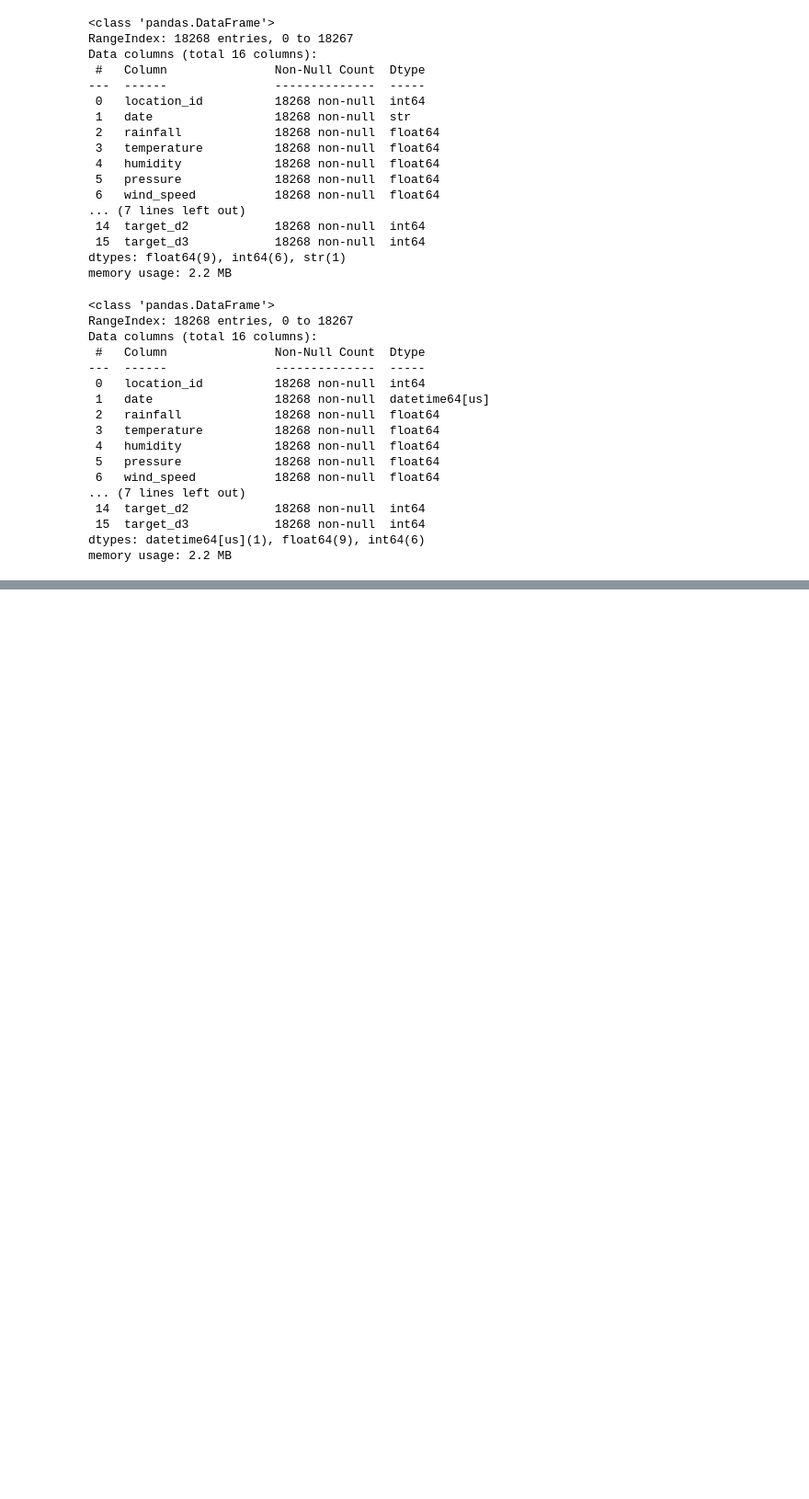
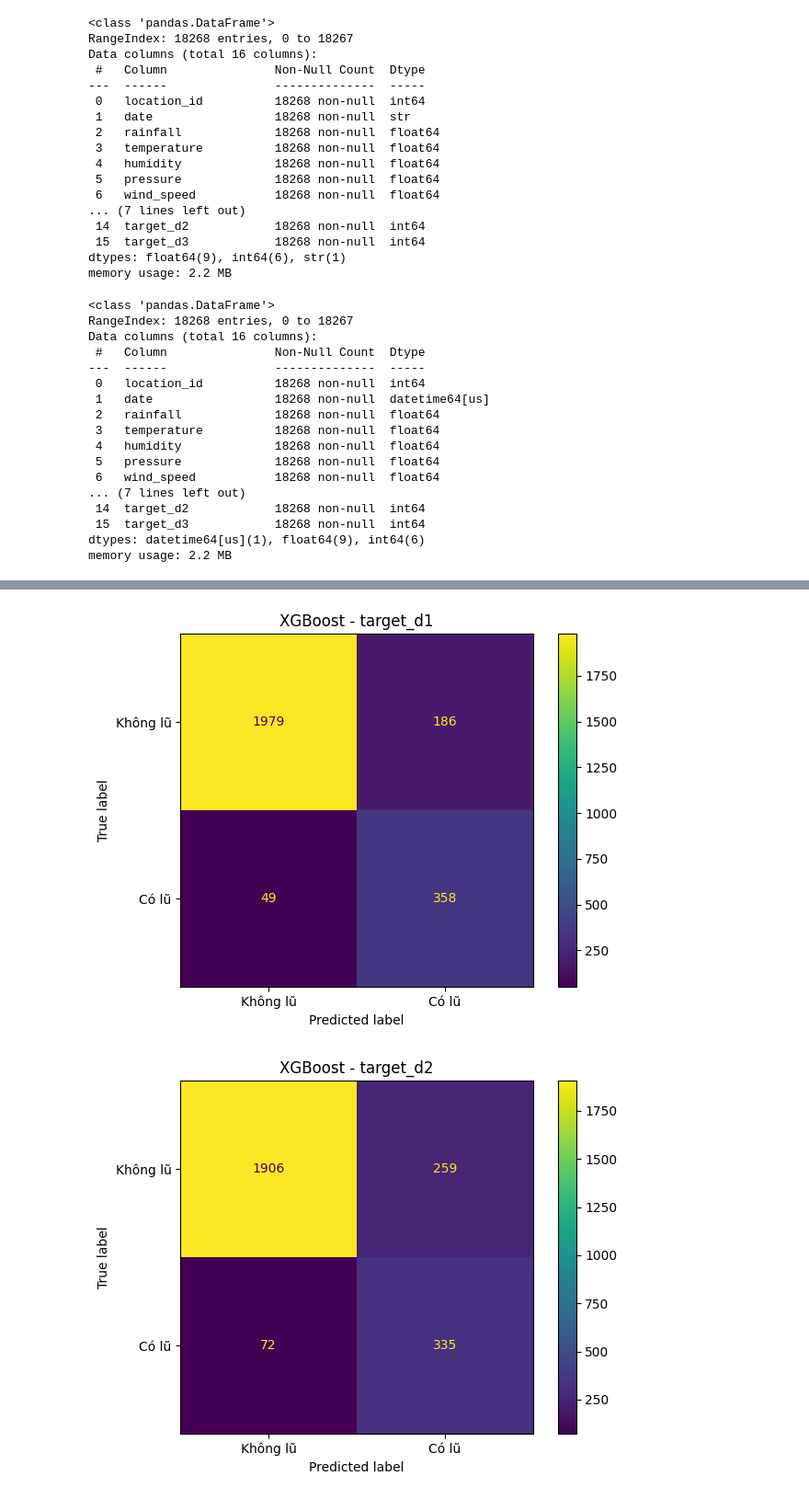
Before and after one commit to HaiDang193/Flood-Prediction, a Jupyter notebook: src/train_2.ipynb, the cells around one changed output, grey strips where cells are left out. Shown at 92% size. Saved outputs shown, nothing was run; the diff lists cells and outputs as text; code cells hidden in the pictures; blank space fills up the shorter version.

```diff
--- a/src/train_2.ipynb
+++ b/src/train_2.ipynb
@@ -61,0 +526,5 @@ memory usage: 2.2 MB
+# %%
+xgb_models = {}
+xgb_predictions = {}
+xgb_probabilities = {}
+xgb_results = []
@@ -61,0 +653,18 @@ memory usage: 2.2 MB
+# %%
+for target in target_cols:
+
+    print("=" * 70)
+    print("XGBOOST:", target)
+    print("=" * 70)
+
+    print(
+        classification_report(
+            y_test[target],
+            xgb_predictions[target],
+            target_names=[
+                "Không lũ",
+                "Có lũ"
+            ],
+            zero_division=0
+        )
+    )
@@ -61,0 +689,21 @@ memory usage: 2.2 MB
+# %%
+for target in target_cols:
+
+    ConfusionMatrixDisplay.from_predictions(
+        y_test[target],
+        xgb_predictions[target],
+        display_labels=[
+            "Không lũ",
+            "Có lũ"
+        ]
+    )
+
+    plt.title(
+        f"XGBoost - {target}"
+    )
+
+    plt.tight_layout()
+    plt.show()
+# %% [output]
+[figure, added]
+[figure, added]
```
Also changed, not shown: parts of 45 cells of this notebook, 5 other files.
